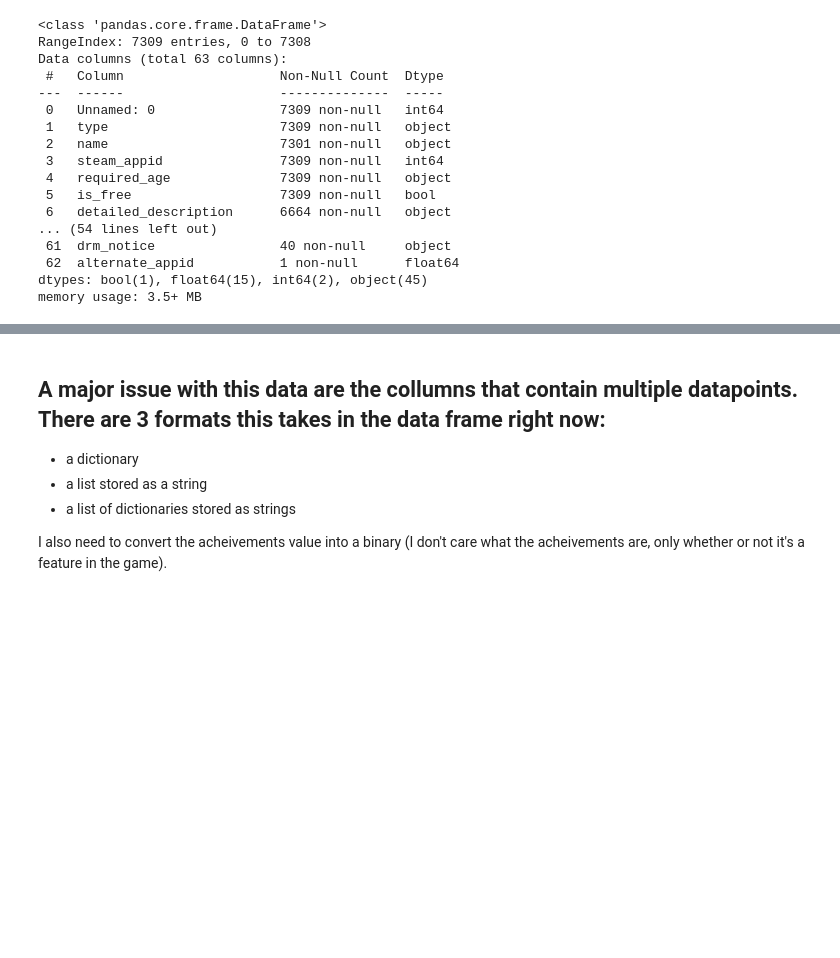
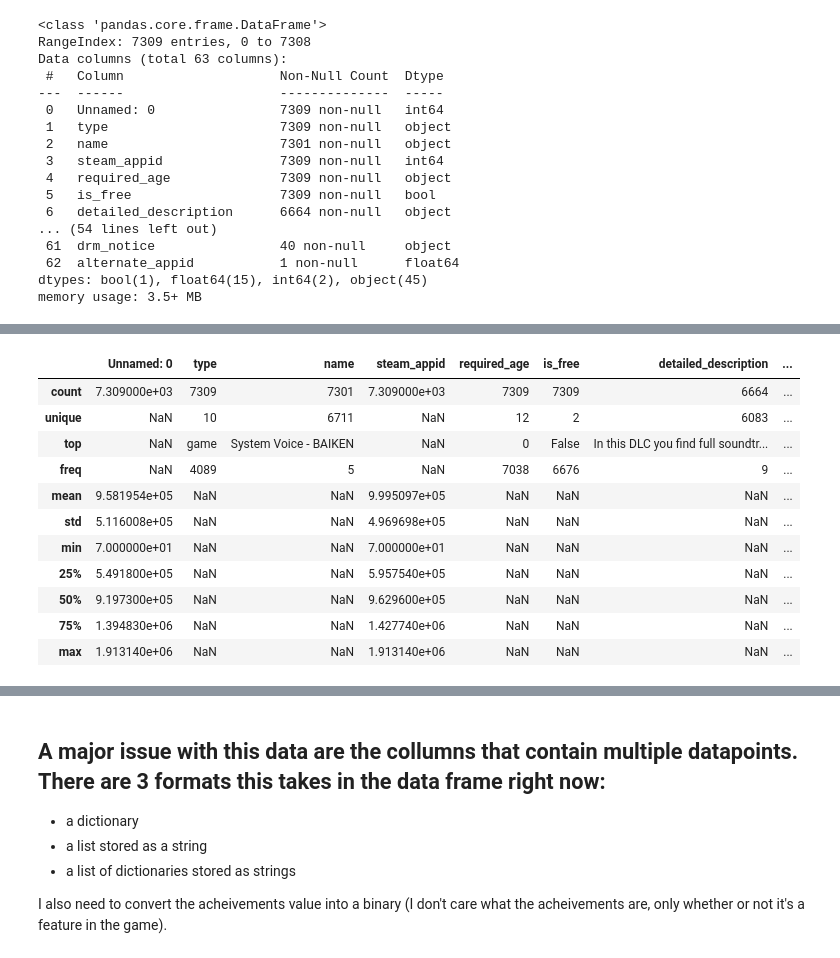
Before and after one commit to Jcc329/Jessica_DATA606, a Jupyter notebook: Cleaned_Data/Steam_Data_Cleaning.ipynb, the cells around one changed output, grey strips where cells are left out. Drawn from its saved outputs; the diff is of its cells as text; code cells hidden in the pictures; blank space fills up the shorter version.

```diff
--- a/Cleaned_Data/Steam_Data_Cleaning.ipynb
+++ b/Cleaned_Data/Steam_Data_Cleaning.ipynb
@@ -27,7 +27,8 @@ import time
 # third-party imports
 import numpy as np
 import pandas as pd
-import math
+pd.set_option('display.max_rows', 100)
+pd.set_option('display.max_columns', 100)
 # %%
 #import raw data
 
@@ -89 +92,16 @@ GameData = GameData[['Unnamed: 0', 'type', 'name', 'steam_appid', 'required_age'
        ]]
+# %%
+GameData.describe(include = 'all')
+# %% [output]
+|  | Unnamed: 0 | type | name | steam_appid | required_age | is_free | detailed_description | ... |
+| count | 7.309000e+03 | 7309 | 7301 | 7.309000e+03 | 7309 | 7309 | 6664 | ... |
+| unique | NaN | 10 | 6711 | NaN | 12 | 2 | 6083 | ... |
+| top | NaN | game | System Voice - BAIKEN | NaN | 0 | False | In this DLC you find full soundtr... | ... |
+| freq | NaN | 4089 | 5 | NaN | 7038 | 6676 | 9 | ... |
+| mean | 9.581954e+05 | NaN | NaN | 9.995097e+05 | NaN | NaN | NaN | ... |
+| std | 5.116008e+05 | NaN | NaN | 4.969698e+05 | NaN | NaN | NaN | ... |
+| min | 7.000000e+01 | NaN | NaN | 7.000000e+01 | NaN | NaN | NaN | ... |
+| 25% | 5.491800e+05 | NaN | NaN | 5.957540e+05 | NaN | NaN | NaN | ... |
+| 50% | 9.197300e+05 | NaN | NaN | 9.629600e+05 | NaN | NaN | NaN | ... |
+| 75% | 1.394830e+06 | NaN | NaN | 1.427740e+06 | NaN | NaN | NaN | ... |
+| max | 1.913140e+06 | NaN | NaN | 1.913140e+06 | NaN | NaN | NaN | ... |
```
Also changed, not shown: parts of 26 cells of this notebook.
